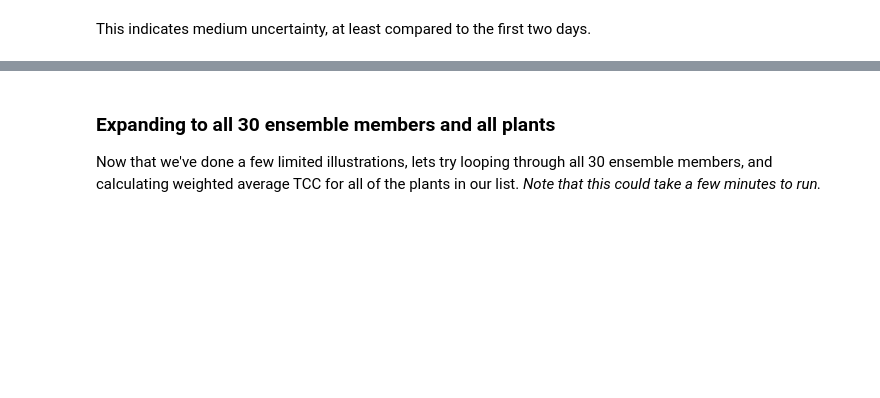
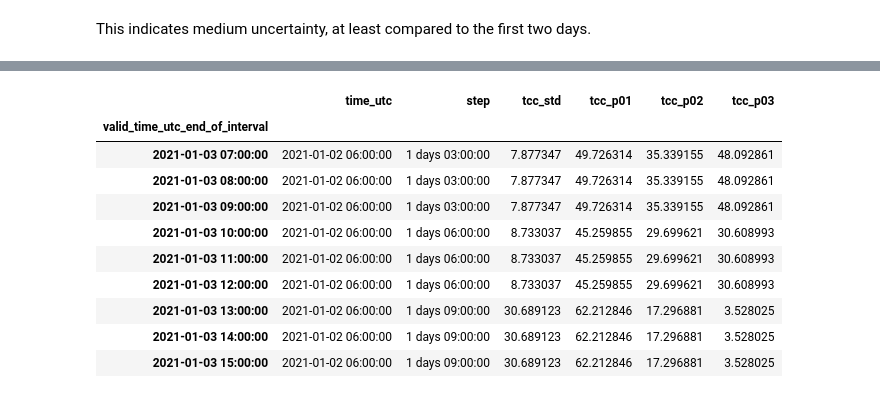
Before and after one commit to williamhobbs/solar-fleet-forecast-probability-tool, a Jupyter notebook: example_notebooks/05_ensemble_variation_in_cloud_cover.ipynb, the cells around one changed output, grey strips where cells are left out. Saved outputs shown, nothing was run; the diff lists cells and outputs as text; code cells hidden in the pictures; blank space fills up the shorter version.

```diff
--- a/example_notebooks/05_ensemble_variation_in_cloud_cover.ipynb
+++ b/example_notebooks/05_ensemble_variation_in_cloud_cover.ipynb
@@ -320,0 +376,31 @@ This indicates medium uncertainty, at least compared to the first two days.
+# %%
+# loop through unique forecasts (unique 'time_utc' and 'step' values)
+temp = {}
+i=0
+for time_utc in df['time_utc'].unique():
+    for step in df['step'].unique():
+
+        df_temp = df[(df['time_utc']==time_utc) & (df['step']==step)]
+        out = df_temp.filter(regex='tcc').multiply(plants_df['ac_capacity'].values,axis='index').sum()/plants_df['ac_capacity'].sum()
+        temp[i] = out.to_frame().T
+        temp[i].insert(0, 'time_utc', time_utc)
+        temp[i].insert(1, 'step', step)
+        # because each time, step combination has a unique valid_time:
+        valid_time = df_temp['valid_time'].unique()[0]
+        # add valid_time
+        temp[i].insert(2, 'valid_time', valid_time)
+        i += 1
+
+# concatenate results
+weighted_avg_tcc = pd.concat(temp)
+del temp, df_temp, df
+
+# rename columns, set indices
+weighted_avg_tcc.rename(columns={'valid_time':'valid_time_utc_end_of_interval'},
+                                inplace=True)
+weighted_avg_tcc.set_index(['time_utc', 'step','valid_time_utc_end_of_interval'],inplace=True)
+
+# calculate stdev of weighted avg tcc for each valid_time_utc
+weighted_avg_tcc.insert(0,'tcc_std',weighted_avg_tcc.filter(regex='tcc').std(axis=1))
+
+weighted_avg_tcc = weighted_avg_tcc.reset_index().set_index('valid_time_utc_end_of_interval')
@@ -351,3 +423,0 @@ weighted_avg_tcc = pd.concat([weighted_avg_tcc, temp1, temp2])
-# %% [markdown]
-### Expanding to all 30 ensemble members and all plants
-Now that we've done a few limited illustrations, lets try looping through all 30 ensemble members, and calculating weighted average TCC for all of the plants in our list. _Note that this could take a few minutes to run._
@@ -368,0 +424,23 @@ print(print('StDev of Weighted Avg TCC: ' + str(std_wavg_tcc)))
+# %%
+temp1 = weighted_avg_tcc.copy()
+temp2 = weighted_avg_tcc.copy()
+temp1.index = weighted_avg_tcc.index.shift(-1, freq='h')
+temp2.index = weighted_avg_tcc.index.shift(-2, freq='h')
+weighted_avg_tcc = pd.concat([weighted_avg_tcc, temp1, temp2])
+del temp1, temp2
+
+weighted_avg_tcc = weighted_avg_tcc.sort_index()
+
+weighted_avg_tcc.head(9)
+# %% [output]
+|  | time_utc | step | tcc_std | tcc_p01 | tcc_p02 | tcc_p03 |
+| valid_time_utc_end_of_interval |  |  |  |  |  |  |
+| 2021-01-03 07:00:00 | 2021-01-02 06:00:00 | 1 days 03:00:00 | 7.877347 | 49.726314 | 35.339155 | 48.092861 |
+| 2021-01-03 08:00:00 | 2021-01-02 06:00:00 | 1 days 03:00:00 | 7.877347 | 49.726314 | 35.339155 | 48.092861 |
+| 2021-01-03 09:00:00 | 2021-01-02 06:00:00 | 1 days 03:00:00 | 7.877347 | 49.726314 | 35.339155 | 48.092861 |
+| 2021-01-03 10:00:00 | 2021-01-02 06:00:00 | 1 days 06:00:00 | 8.733037 | 45.259855 | 29.699621 | 30.608993 |
+| 2021-01-03 11:00:00 | 2021-01-02 06:00:00 | 1 days 06:00:00 | 8.733037 | 45.259855 | 29.699621 | 30.608993 |
+| 2021-01-03 12:00:00 | 2021-01-02 06:00:00 | 1 days 06:00:00 | 8.733037 | 45.259855 | 29.699621 | 30.608993 |
+| 2021-01-03 13:00:00 | 2021-01-02 06:00:00 | 1 days 09:00:00 | 30.689123 | 62.212846 | 17.296881 | 3.528025 |
+| 2021-01-03 14:00:00 | 2021-01-02 06:00:00 | 1 days 09:00:00 | 30.689123 | 62.212846 | 17.296881 | 3.528025 |
+| 2021-01-03 15:00:00 | 2021-01-02 06:00:00 | 1 days 09:00:00 | 30.689123 | 62.212846 | 17.296881 | 3.528025 |
```
Also changed, not shown: parts of 20 cells of this notebook.
